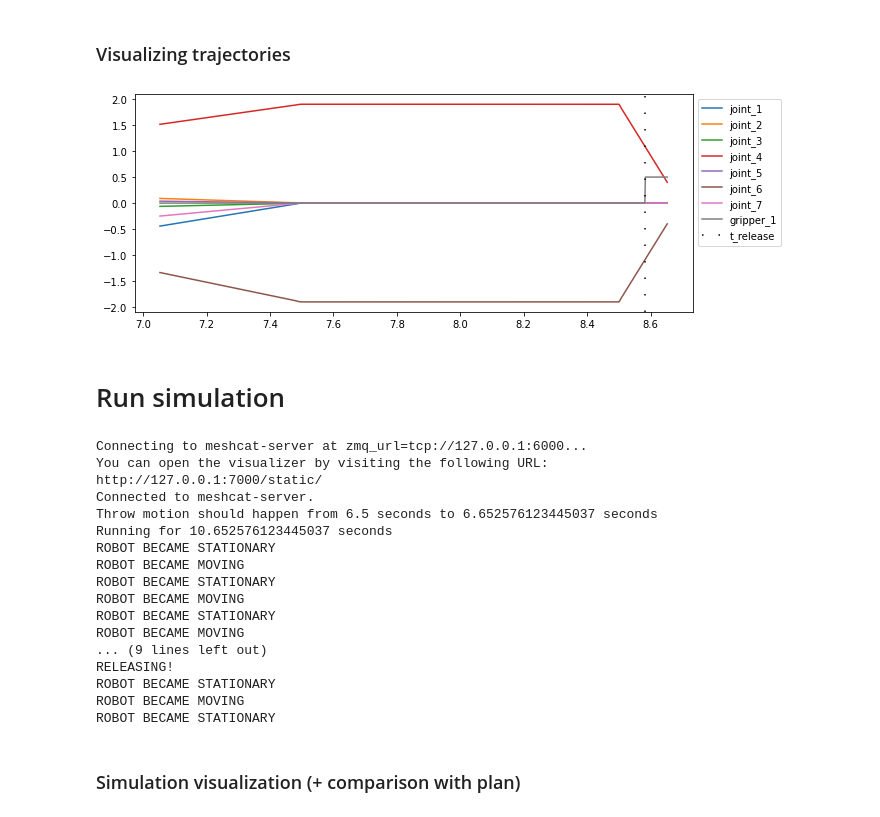
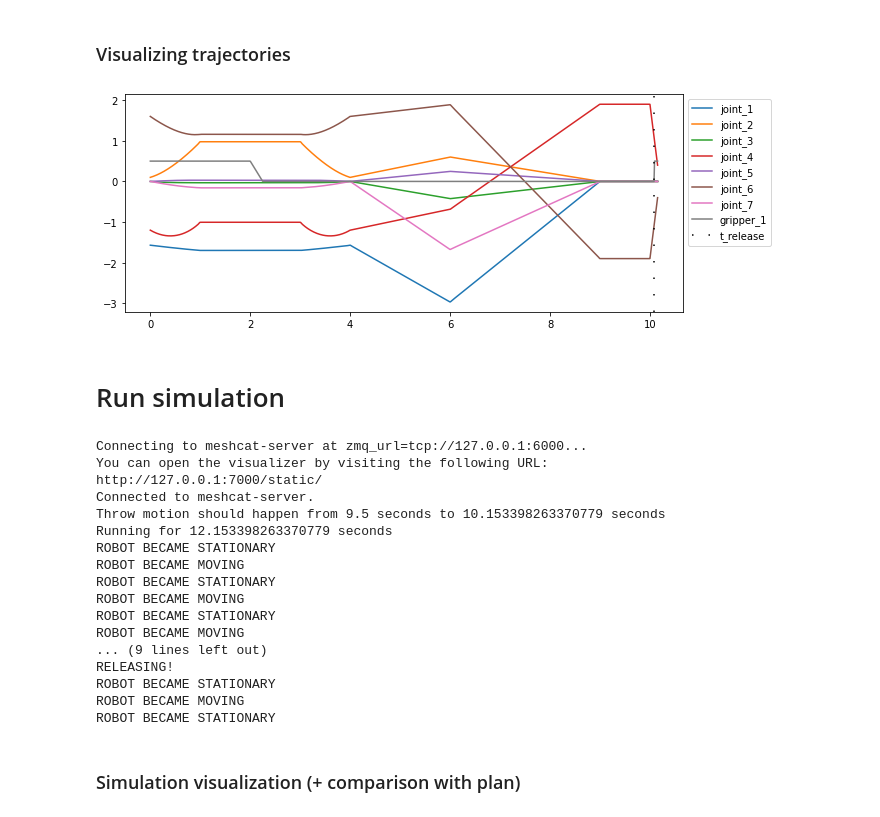
Before and after one commit to dxyang/manipulation, a Jupyter notebook: iiwa_toss_jointangles_v2.ipynb, the cells around one changed output. Drawn from its saved outputs; the diff is of its cells as text; code cells hidden in the pictures.

```diff
--- a/iiwa_toss_jointangles_v2.ipynb
+++ b/iiwa_toss_jointangles_v2.ipynb
@@ -132,6 +132,9 @@ def throw_objective(inp, g=9.81, alpha=1, return_launch_angle=False):
     )[3:6]
     v_release = J_release @ ((THROWEND_JA - PRETHROW_JA) / throw_motion_time)[:7]
 
+    if v_release[:2] @ (P_WORLD_TARGET - p_release)[:2] <= 0:
+        return 1000
+
     x = np.linalg.norm((P_WORLD_TARGET - p_release)[:2])
     y = (P_WORLD_TARGET - p_release)[2]
     vx = np.linalg.norm(v_release[:2])
@@ -143,8 +146,9 @@ def throw_objective(inp, g=9.81, alpha=1, return_launch_angle=False):
 
     objective = (
         (p_release[2] + y_hat - P_WORLD_TARGET[2]) ** 2
-      + alpha * np.maximum(phi_hat - MAX_APPROACH_ANGLE, 0) ** 2
-      #+ alpha * (phi_hat - MAX_APPROACH_ANGLE) ** 2
+      + np.maximum(phi_hat - MAX_APPROACH_ANGLE, 0) ** 2
+      #+ (phi_hat - MAX_APPROACH_ANGLE) ** 2
+      - throw_motion_time ** 2 # move a slow as possible for accuracy
     )
 
     if return_launch_angle:
@@ -154,7 +158,8 @@ def throw_objective(inp, g=9.81, alpha=1, return_launch_angle=False):
 
 res = scipy.optimize.differential_evolution(
     throw_objective,
-    bounds=[(1e-3, 3), (1e-3, 1 - 1e-3)],
+    bounds=[(1e-3, 3), (0.1, 0.9)],
+    seed=43
 )
 """
 res = scipy.optimize.minimize(
@@ -165,8 +170,8 @@ res = scipy.optimize.minimize(
 )
 """
 
-print(f"Best objective value: {throw_objective(res.x)}")
-assert throw_objective(res.x) < 1e-6, "Desired throw impossible?"
+#print(f"Best objective value: {throw_objective(res.x)}")
+#assert throw_objective(res.x) < 1e-6, "Desired throw impossible?"
 
 throw_motion_time, release_frac = res.x
 assert throw_motion_time > 0
@@ -184,12 +189,11 @@ T_world_releasePose = jointangles_to_pose(
     jointangles=release_ja[:7],
 )
 
-
 '''
 timings
 '''
 t_goToObj = 1.0
-t_holdObj = 0.5
+t_holdObj = 2.0
 t_goToPreobj = 1.0
 t_goToWaypoint = 2.0
 t_goToPrethrow = 4.0 # must be greater than 1.0 for a 1 second hold to stabilize
@@ -342,10 +330,14 @@ q_traj = PiecewisePolynomial.CubicShapePreserving(t_lst, q_knots[:, 0:7].T)
 ### Gripper trajectory
 # %%
 # make gripper trajectory
+assert t_holdObj > 1.5
+
 gripper_times_lst = np.array([
     0.,
     t_goToObj,
-    t_holdObj,
+    1.0, # pickup object
+    0.25, # pickup object
+    t_holdObj - 1.25, # pickup object
     t_goToPreobj,
     t_goToWaypoint,
     t_goToPrethrow,
@@ -359,7 +351,9 @@ GRIPPER_CLOSED = 0.0
 gripper_knots = np.array([
     GRIPPER_OPEN,
     GRIPPER_OPEN,
-    GRIPPER_CLOSED,
+    GRIPPER_OPEN, # pickup object
+    GRIPPER_CLOSED, # pickup object
+    GRIPPER_CLOSED, # pickup object
     GRIPPER_CLOSED,
     GRIPPER_CLOSED,
     GRIPPER_CLOSED,
@@ -373,22 +367,23 @@ g_traj = PiecewisePolynomial.FirstOrderHold(gripper_cumulative_times_lst, grippe
 # %%
 plt.figure(figsize=(10, 4))
 
-viz_times = np.linspace(q_traj.end_time() - 1.6, q_traj.end_time(), 1000)
+#viz_times = np.linspace(q_traj.end_time() - 1.6, q_traj.end_time(), 1000)
+viz_times = np.linspace(0, q_traj.end_time(), 1000)
 q_plan = np.hstack([q_traj.value(t) for t in viz_times])
 g_plan = np.hstack([g_traj.value(t) for t in viz_times])
 
 for idx, r in enumerate(q_plan):
     plt.plot(viz_times, r, label=f"joint_{idx + 1}")
 for idx, r in enumerate(g_plan):
     plt.plot(viz_times, r, label=f"gripper_{idx + 1}")
 
 plt.axvline(
     x=gripper_cumulative_times_lst[-2],
     color="black", linestyle=(0, (1, 10)), label="t_release"
 );
 plt.legend(bbox_to_anchor=(1, 1), loc='upper left', ncol=1);
 # %% [output]
-[figure, old version]
+[figure, new version]
 # %% [markdown]
 # Run simulation
 # %%
@@ -420,7 +415,7 @@ get_gripper_controller_3 = lambda station_plant: GripperControllerUsingIiwaState
     T_world_objectPickup=T_world_gripperObject,
     T_world_prethrow=T_world_prethrowPose,
     planned_launch_angle=launch_angle,
-    launch_angle_thresh=3/ 180.0 * np.pi,
+    launch_angle_thresh=3 / 180.0 * np.pi,
     dbg_state_prints=True
 )
 
@@ -447,7 +442,7 @@ visualize_transform(
 
 fly_time = 2
 meshcat.start_recording()
-print(f"Throw motion should happen from 6.5 seconds to {6.5 + throw_motion_time} seconds")
+print(f"Throw motion should happen from 9.5 seconds to {10 + throw_motion_time} seconds")
 print(f"Running for {q_traj.end_time() + fly_time} seconds")
 simulator.AdvanceTo(q_traj.end_time() + fly_time)
 #simulator.AdvanceTo(1.5)
@@ -458,8 +453,8 @@ Connecting to meshcat-server at zmq_url=tcp://127.0.0.1:6000...
 You can open the visualizer by visiting the following URL:
 http://127.0.0.1:7000/static/
 Connected to meshcat-server.
-Throw motion should happen from 6.5 seconds to 6.652576123445037 seconds
-Running for 10.652576123445037 seconds
+Throw motion should happen from 9.5 seconds to 10.153398263370779 seconds
+Running for 12.153398263370779 seconds
 ROBOT BECAME STATIONARY
 ROBOT BECAME MOVING
 ROBOT BECAME STATIONARY
```
Also changed, not shown: parts of 7 cells of this notebook, 1 other file.
